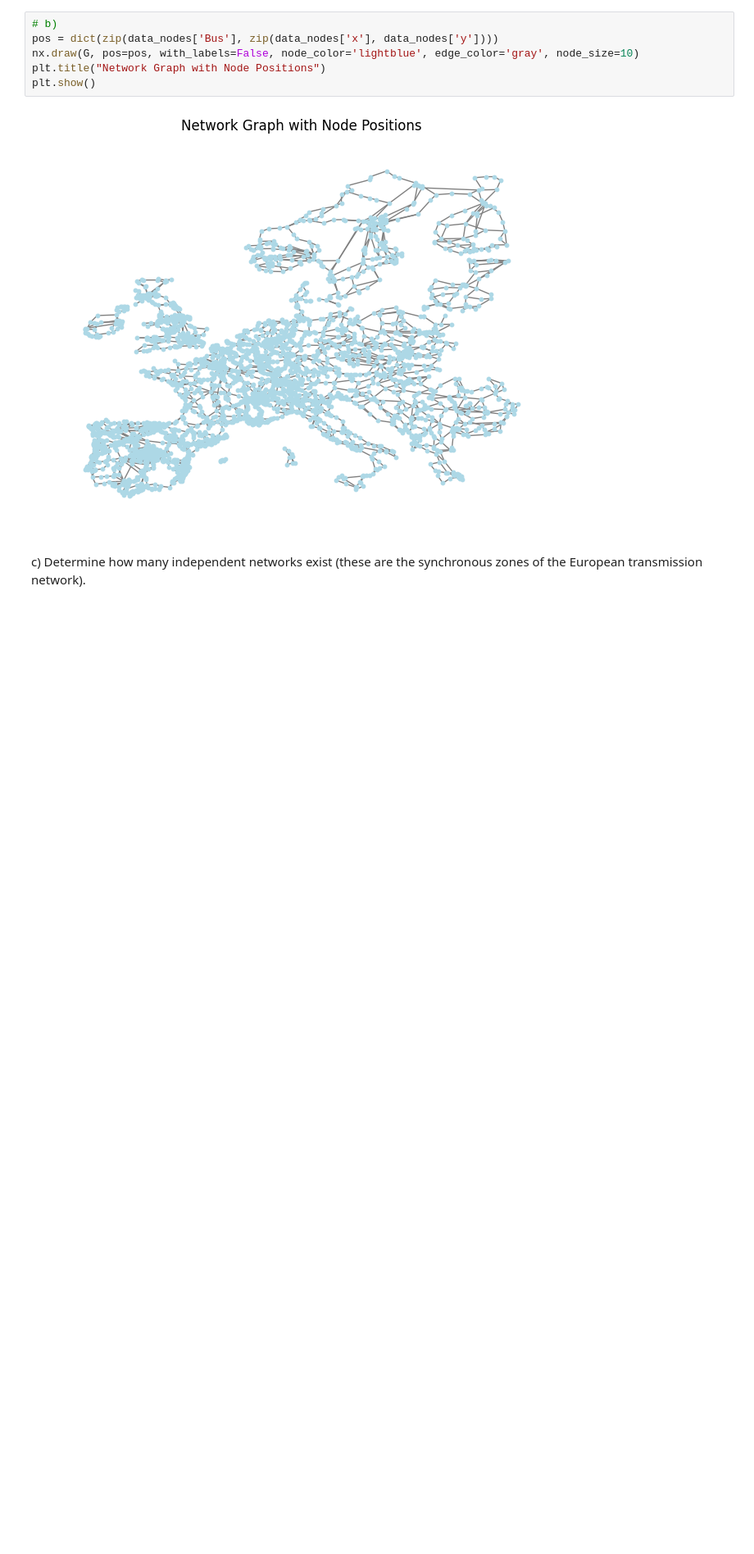
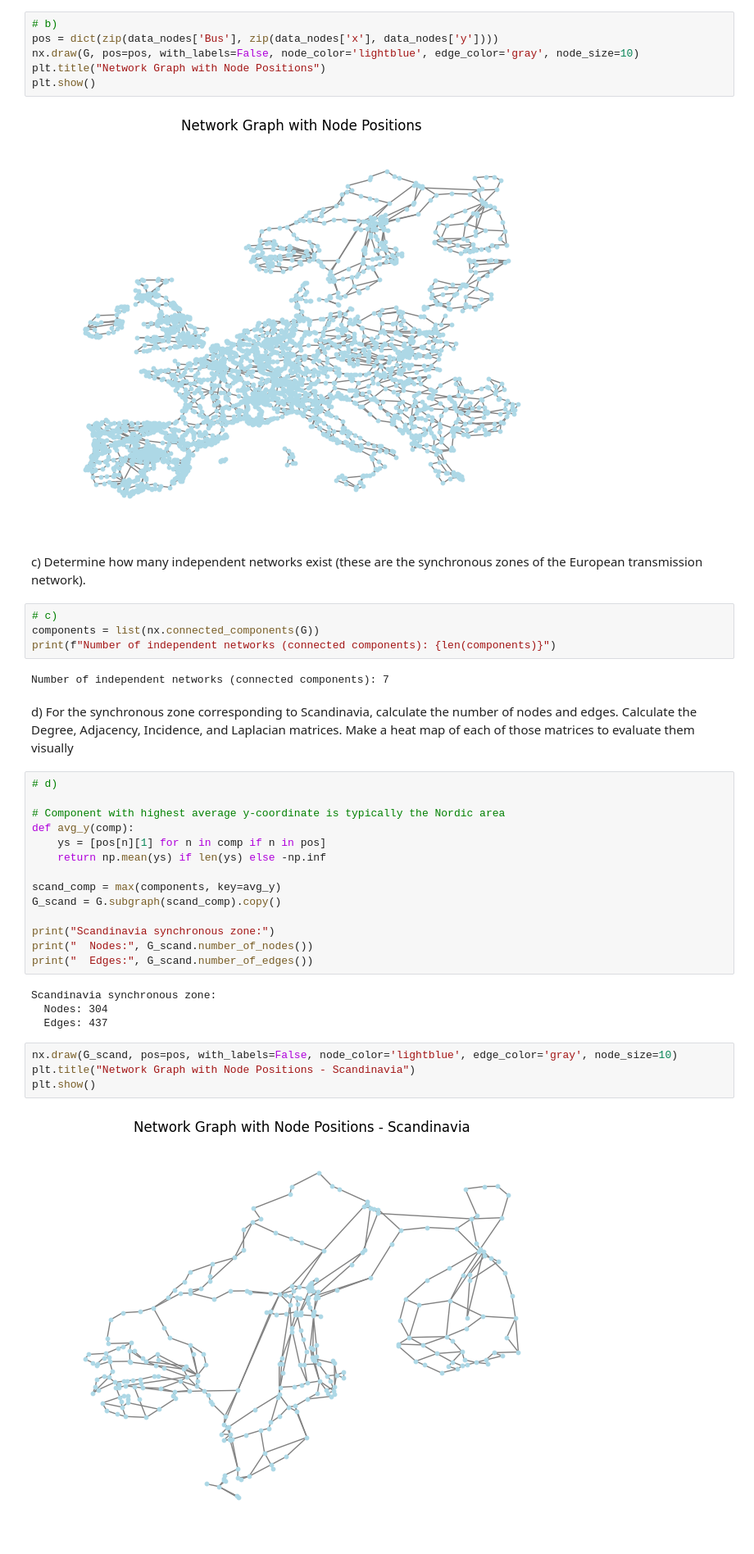
Before and after one commit to mathilderask/IEG_46770, a Jupyter notebook: Lec4/Week_4_M.ipynb, the cells around one changed output. Shown at 82% size. Cells and saved outputs as stored; diff of their text form; blank space fills up the shorter version.

```diff
--- a/Lec4/Week_4_M.ipynb
+++ b/Lec4/Week_4_M.ipynb
@@ -271,3 +271,37 @@ plt.show()
 # %% [markdown]
 c) Determine how many independent networks exist (these are the synchronous zones of the European
 transmission network).
+# %%
+# c)
+components = list(nx.connected_components(G))
+print(f"Number of independent networks (connected components): {len(components)}")
+# %% [output]
+Number of independent networks (connected components): 7
+# %% [markdown]
+d) For the synchronous zone corresponding to Scandinavia, calculate the number of nodes and edges.
+Calculate the Degree, Adjacency, Incidence, and Laplacian matrices. Make a heat map of each of those
+matrices to evaluate them visually
+# %%
+# d)
+
+# Component with highest average y-coordinate is typically the Nordic area
+def avg_y(comp):
+    ys = [pos[n][1] for n in comp if n in pos]
+    return np.mean(ys) if len(ys) else -np.inf
+
+scand_comp = max(components, key=avg_y)
+G_scand = G.subgraph(scand_comp).copy()
+
+print("Scandinavia synchronous zone:")
+print("  Nodes:", G_scand.number_of_nodes())
+print("  Edges:", G_scand.number_of_edges())
+# %% [output]
+Scandinavia synchronous zone:
+  Nodes: 304
+  Edges: 437
+# %%
+nx.draw(G_scand, pos=pos, with_labels=False, node_color='lightblue', edge_color='gray', node_size=10)
+plt.title("Network Graph with Node Positions - Scandinavia")
+plt.show()
+# %% [output]
+[figure, added]
```
Also changed, not shown: parts of 4 cells of this notebook.
